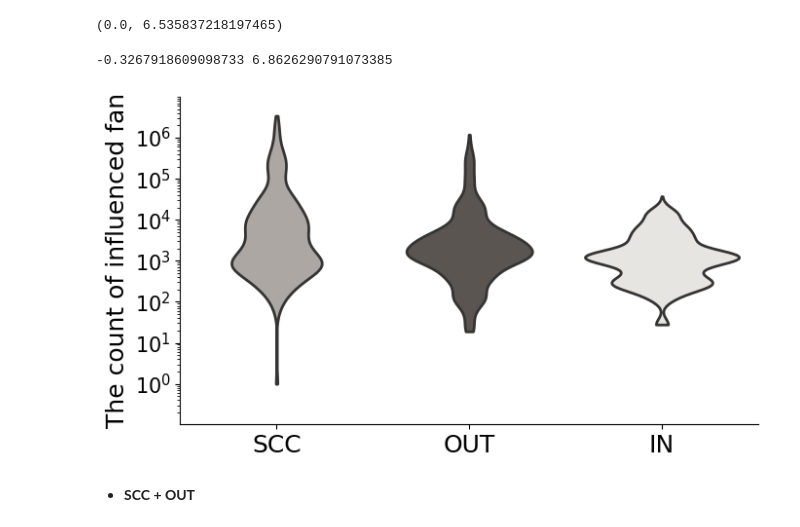
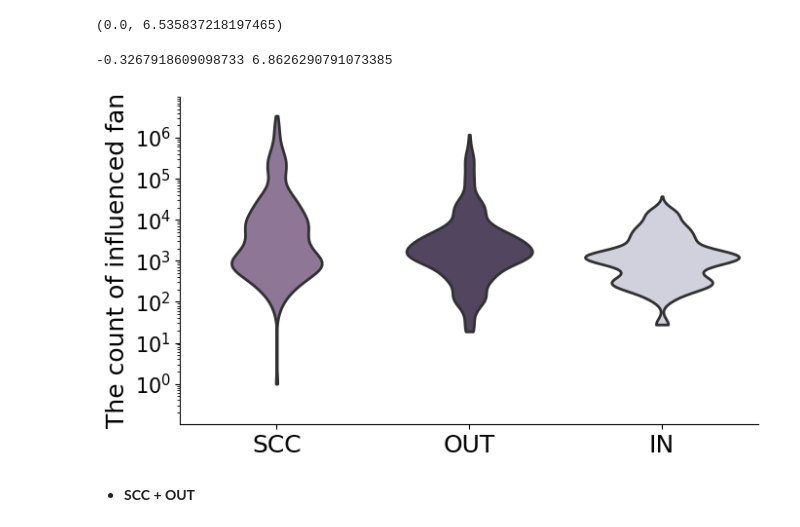
Before and after one commit to YuetingH/BT_Vaccination_Views, a Jupyter notebook: Main Dataset/6_Results_SIR_SI.ipynb, the cells around one changed output. Saved outputs shown, nothing was run; the diff lists cells and outputs as text; code cells hidden in the pictures.

```diff
--- a/Main Dataset/6_Results_SIR_SI.ipynb
+++ b/Main Dataset/6_Results_SIR_SI.ipynb
@@ -408,35 +408,35 @@ from matplotlib import ticker as mticker
 import seaborn as sns
 
 fig, axs = plt.subplots(figsize = (7,4))
 
 # data
-my_pal = {"SCC": '#AEA6A3', "IN": "#E7E5E1", "OUT": "#5D5450"}
+my_pal = {"SCC": '#8F719B', "IN": "#CFCFDF", "OUT": "#524065"}
 #sns.stripplot(x = "creator", y="Length", data = within_group, palette = my_pal, size = 6, linewidth = 1, alpha = 0.3)
 
 p = sns.violinplot(x = "creator", y="Length", data = within_group, cut = 0, inner = None, scale = 'area', palette = my_pal, linewidth = 2)
 
 # adjust y axis
 axs.yaxis.set_major_formatter(mticker.StrMethodFormatter("$10^{{{x:.0f}}}$"))
 ###axs.yaxis.set_ticks([10**0,  10**1, 10**2, 10**3, 10**4, 10**5, 10**6, 10**7])
 ymin, ymax = axs.get_ylim()
 print(ymin, ymax)
 tick_range = np.arange(np.floor(ymin), ymax)
 axs.yaxis.set_ticks(tick_range)
 axs.yaxis.set_ticks([np.log10(x) for p in tick_range for x in np.linspace(10 ** p, 10 ** (p + 1), 10)], minor=True)
 plt.ylim(-0.99, 7)
 
 # label
 plt.xticks(fontsize = 18); plt.yticks(fontsize = 15)
 plt.xlabel("", fontsize = 15)
 plt.ylabel("The count of influenced fan", fontsize = 18)
 axs.spines['right'].set_visible(False); axs.spines['top'].set_visible(False)
 plt.tight_layout()
 #plt.grid('lightgrey', linestyle = '--')
 
 fig.savefig('Figures/SI_SIR_Within.png', dpi = 300, transparent = False)
 # %% [output]
 -0.3267918609098733 6.8626290791073385
-[figure, old version]
+[figure, new version]
 # %% [markdown]
 - **SCC + OUT**
 # %% [markdown]
```
Also changed, not shown: parts of 2 cells of this notebook, 8 other files.
